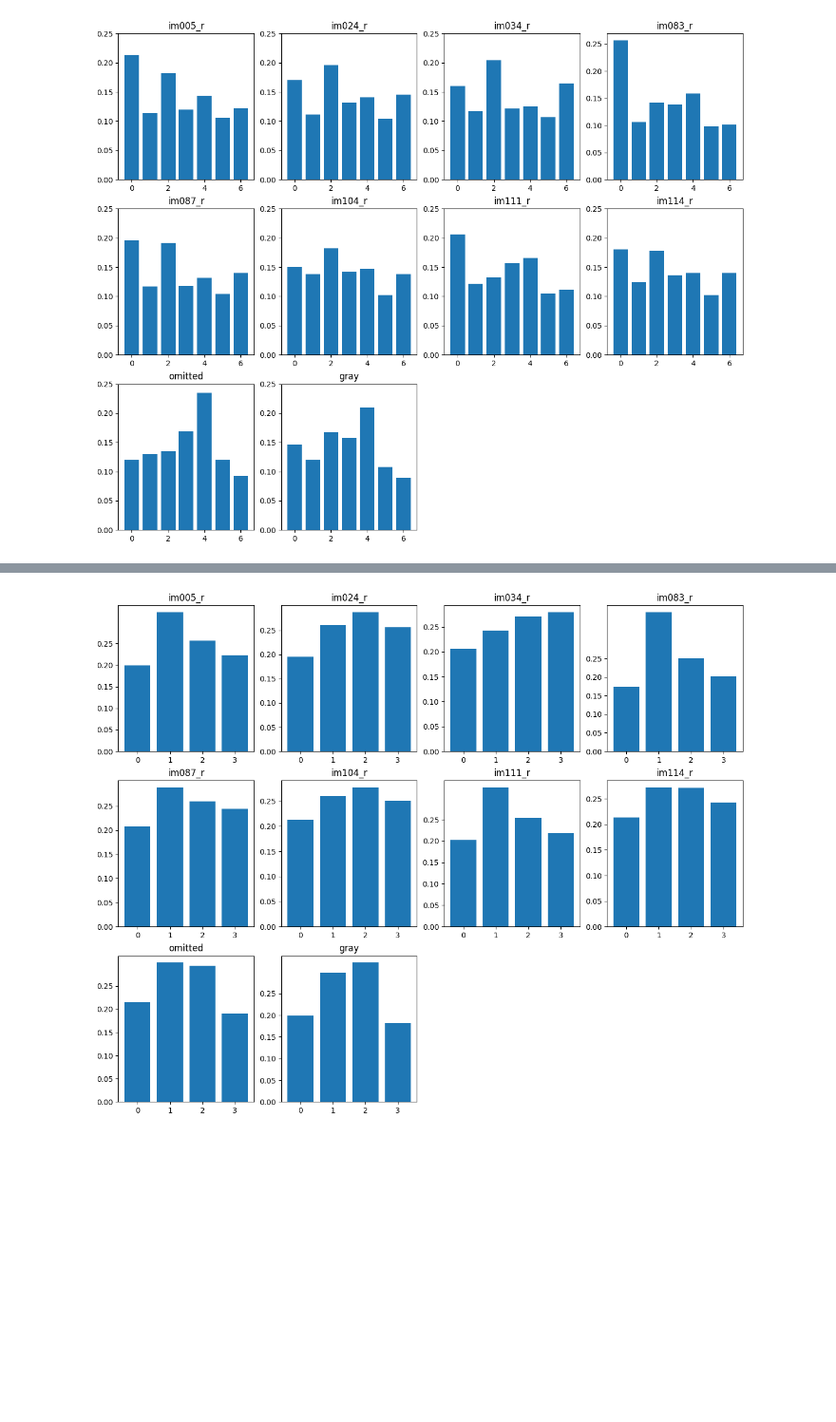
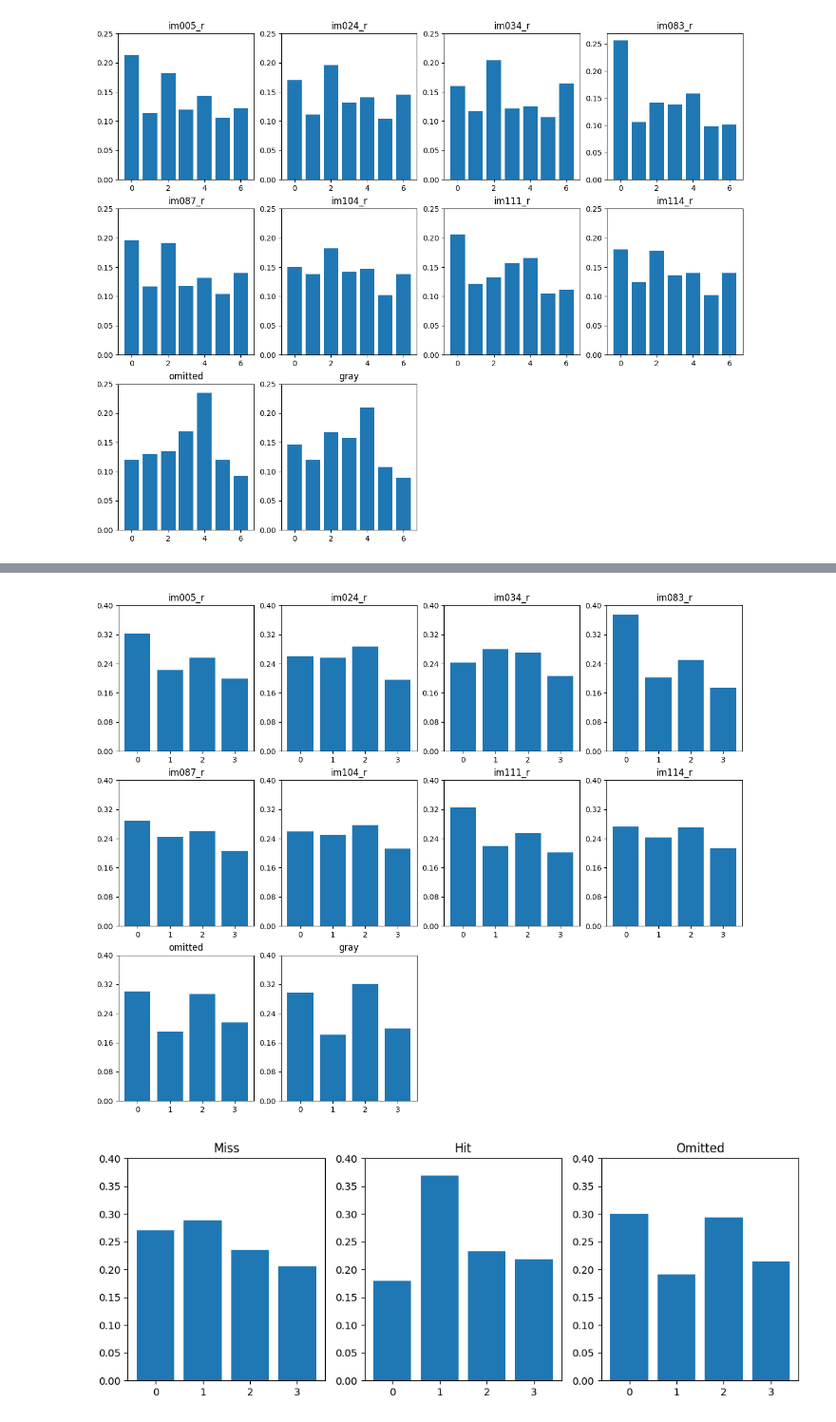
Before and after one commit to jerryjii/HMM, a Jupyter notebook: HMM_LFP.ipynb, the cells around one changed output, grey strips where cells are left out. Shown at 95% size. Cells and saved outputs as stored; diff of their text form; code cells hidden in the pictures; blank space fills up the shorter version.

```diff
--- a/HMM_LFP.ipynb
+++ b/HMM_LFP.ipynb
@@ -1057,4 +906,40 @@ fig.legend(['means','3-8Hz','10-30Hz','30-50Hz','50-80Hz'], loc='center right')
 # %%
-plot_dist(master_time, stim, preds, 4)
+plot_dist(master_time, stim, preds, 4, 0.4)
 # %% [output]
-[figure, old version]
+[figure, new version]
+# %%
+sp = session.stimulus_presentations[session.stimulus_presentations['stimulus_block']==0]
+# %%
+omitted = sp[sp['omitted']==True]
+miss = sp[(sp['is_change']==True) & (sp['rewarded']==False)]
+hit = sp[(sp['is_change']==True) & (sp['rewarded']==True)]
+# %%
+m_t = master_time[100:]
+distribution=np.zeros((3, 4))
+stimuli = [miss, hit, omitted]
+for s_idx, s in tqdm(enumerate(stimuli)):
+    stim_start = s.start_time.values
+    stim_end = s.end_time.values
+
+    stim_start_idx = find_nearest_idx(m_t, stim_start)
+    stim_end_idx = find_nearest_idx(m_t, stim_end)
+
+    for i, idx in enumerate(stim_start_idx):
+        unique, counts = np.unique(preds[stim_start_idx[i]:stim_end_idx[i]], return_counts=True)
+        for j, u in enumerate(unique):
+            distribution[s_idx][u] += counts[j]
+d = deepcopy(distribution)
+for i in range(3):
+    d[i] = d[i]/np.sum(d[i])
+fig, axs = plt.subplots(1, 3,figsize=(12,4))
+axs[0].bar(np.arange(4), d[0])
+axs[0].set_title('Miss')
+axs[0].set_yticks(np.arange(0,0.41,0.05))
+axs[1].bar(np.arange(4), d[1])
+axs[1].set_title('Hit')
+axs[1].set_yticks(np.arange(0,0.41,0.05));
+axs[2].bar(np.arange(4), d[2])
+axs[2].set_title('Omitted')
+axs[2].set_yticks(np.arange(0,0.41,0.05));
+# %% [output]
+[figure, added]
```
Also changed, not shown: parts of 92 cells of this notebook.
